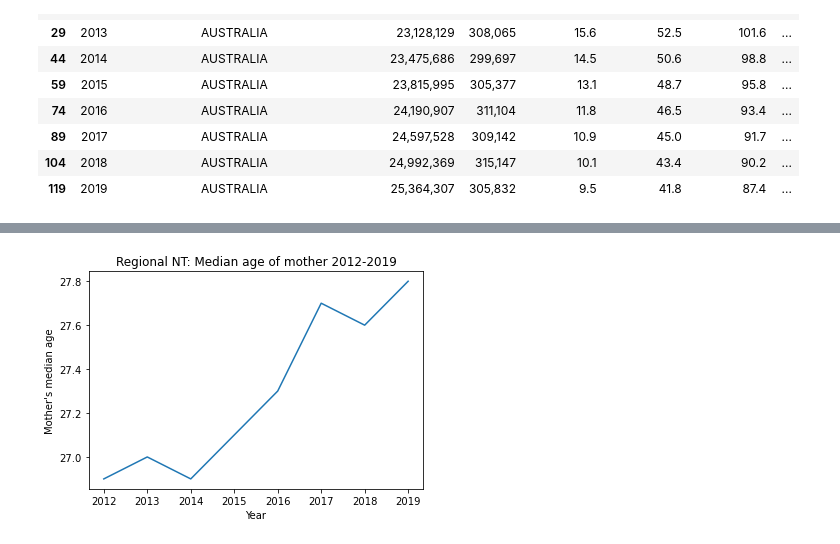
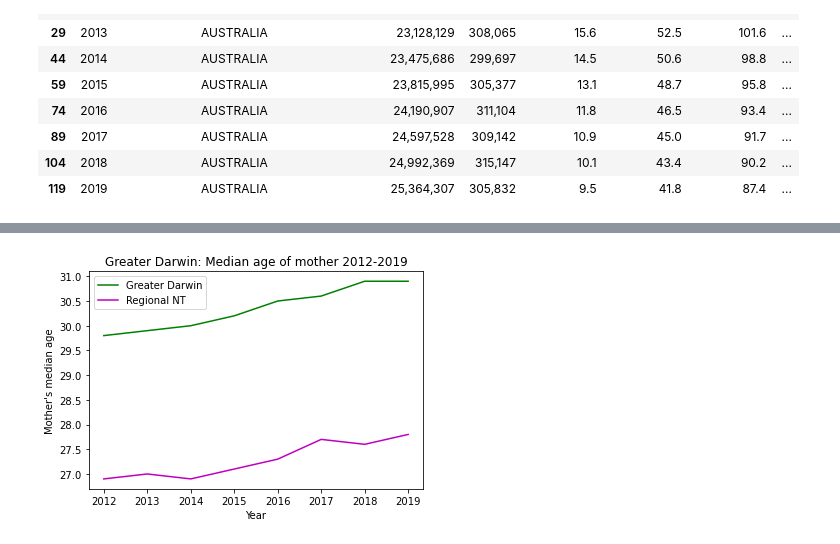
Before and after one commit to NathanJPotter/Team-Project-1, a Jupyter notebook: Project 1.ipynb, the cells around one changed output, grey strips where cells are left out. Drawn from its saved outputs; the diff is of its cells as text; code cells hidden in the pictures.

Commit message:
Plots of NT and Tas (mother median age)

```diff
--- a/Project 1.ipynb
+++ b/Project 1.ipynb
@@ -136,9 +111,11 @@ birth_data_nt_df
 # %%
-
-plt.plot(birth_data_nt_df["Year"], birth_data_nt_df["Median age of mother"])
-plt.title("Regional NT: Median age of mother 2012-2019")
+# Plot median age of mother
+plt.plot(birth_data_darwin_df["Year"], birth_data_darwin_df["Median age of mother"], color = 'g', label = "Greater Darwin")
+plt.plot(birth_data_nt_df["Year"], birth_data_nt_df["Median age of mother"], color = 'm', label = "Regional NT")
+plt.title("Greater Darwin: Median age of mother 2012-2019")
 plt.xlabel("Year")
 plt.ylabel("Mother's median age")
+plt.legend()
 plt.show()
 # %% [output]
-[figure, old version]
+[figure, new version]
```
Also changed, not shown: parts of 5 cells of this notebook.
